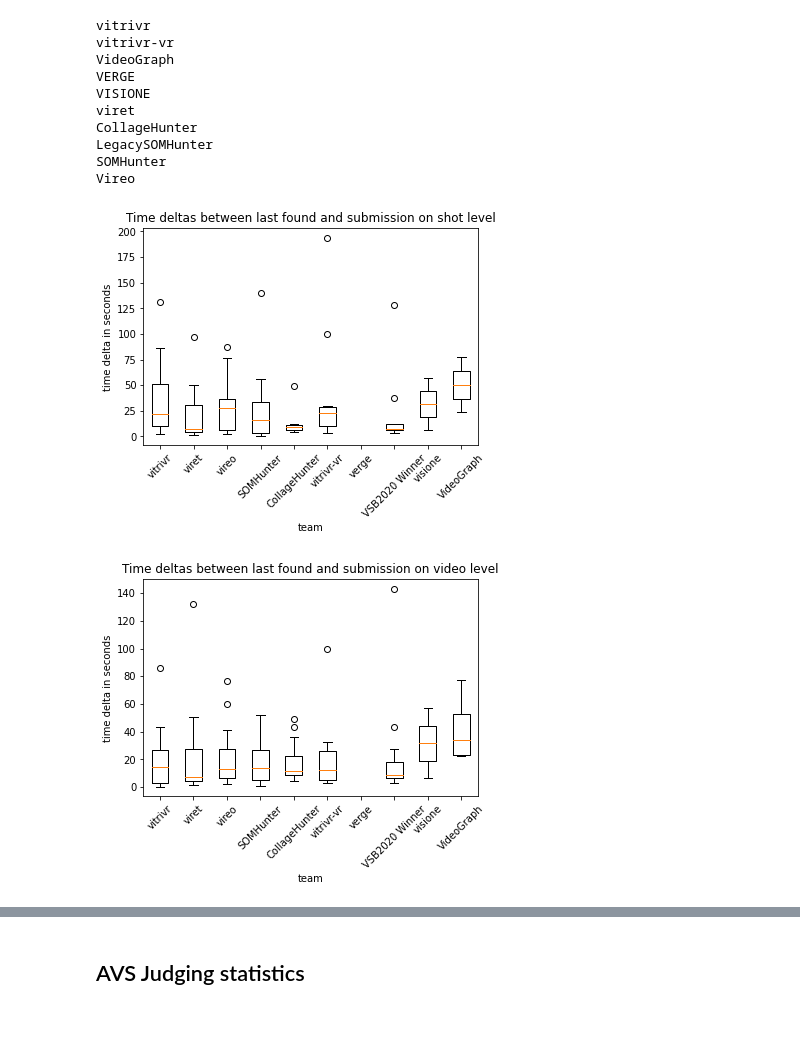
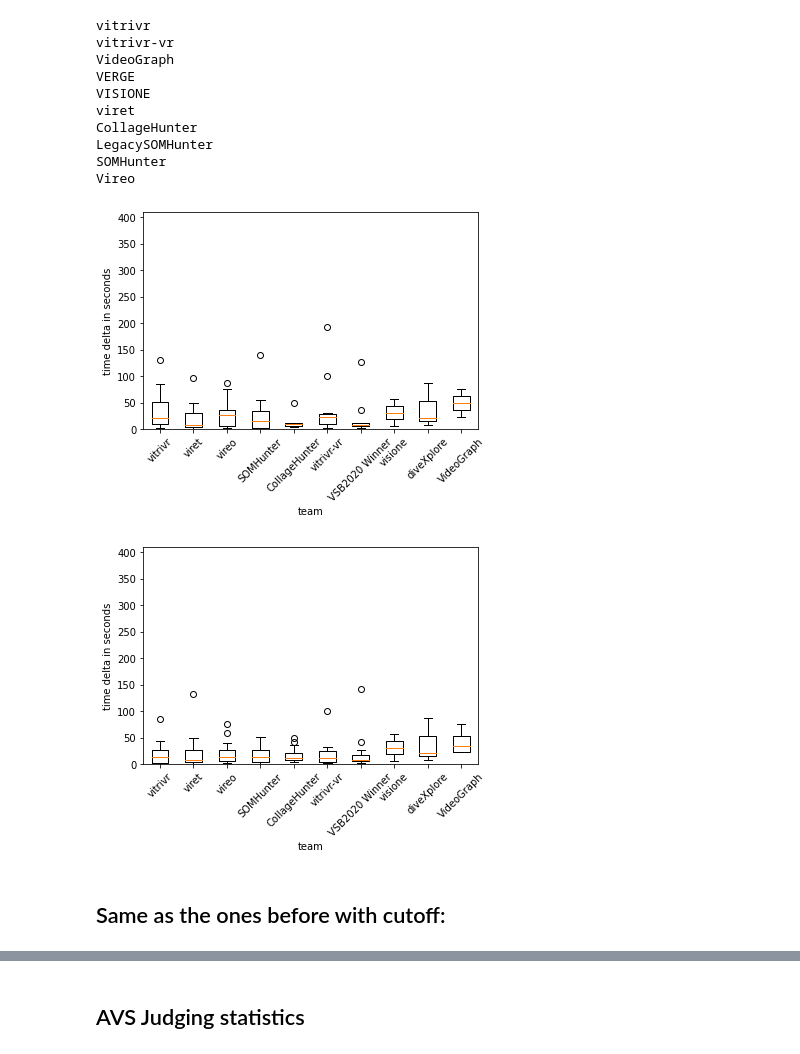
Before and after one commit to vGsteiger/VBS-Analysis, a Jupyter notebook: code/VBSEvaluation.ipynb, the cells around one changed output, grey strips where cells are left out. Saved outputs shown, nothing was run; the diff lists cells and outputs as text; code cells hidden in the pictures; blank space fills up the shorter version.

```diff
--- a/code/VBSEvaluation.ipynb
+++ b/code/VBSEvaluation.ipynb
@@ -711,6 +712,11 @@ df10 = get_team_values_df(team, rank_zero, '/Volumes/F-A23/')
 df10.to_csv('./csv/Vireo_calc.csv')
 # %% [output]
 b11e55a0-caed-4001-9e03-11b05b38288b
+# %%
+team = 'diveXplore'
+rank_zero = True
+df11 = get_team_values_df(team, rank_zero, '/Volumes/F-A23/')
+df11.to_csv('./csv/diveXplore_calc.csv')
 # %% [markdown]
 ## Create latex from calculations
 
@@ -1283,5 +1327,5 @@ plt.savefig('figs/delta_videos.pdf', format='pdf', bbox_inches="tight")
 # %%
-def get_team_deltas_last_before_correct(team, path_to_team='/Volumes/F-A23/'):
+def get_team_deltas_last_before_correct(team, path_to_team='/Volumes/F-A23/', cutoff=None):
 
     class InnertTask:
         def  __init__(self, started, ended, correct_video, correct_shot, cst, name) -> None:
@@ -1294,16 +1338,16 @@ def get_team_deltas_last_before_correct(team, path_to_team='/Volumes/F-A23/'):
             self.last_found_shot = -1
             self.last_found_video = -1
 
-        def add_ranking(self, results, adjusted_logged_time, vitrivr=False, visione=False, viret=False, somHunter=False):
-            for result in results:
-                if vitrivr:
+        def add_ranking(self, results, adjusted_logged_time, vitrivr=False, visione=False, viret=False, somHunter=False, diveXplore=False, cutoff=None):
+            for index, result in enumerate(results):
+                if vitrivr or diveXplore:
                     videoId = result['item'][2:]
                 else:
                     videoId = result['item']
 
                 if visione:
                     shotId = result['frame']
-                elif somHunter or viret:
+                elif somHunter or viret or diveXplore:
                     for segment in v3c1_ids_shots[videoId]:
                         if segment.isWithin(int(result['frame'])):
                             shotId = segment.get_segmentId()
@@ -1311,6 +1355,15 @@ def get_team_deltas_last_before_correct(team, path_to_team='/Volumes/F-A23/'):
                 else:
                     shotId = result['segment']
                 if videoId == self.correct_video:
+                    if result['rank'] is None:
+                        rank = 0
+                    else:
+                        rank = result['rank']
+                    if somHunter:
+                        rank = index
+                    if cutoff is not None:
+                        if rank > cutoff:
+                            return
                     if adjusted_logged_time > self.last_found_video and adjusted_logged_time < self.correct_submission_time:
                         self.last_found_video = adjusted_logged_time
                     if str(shotId) == self.correct_shot:
@@ -1388,7 +1441,8 @@ def get_team_deltas_last_before_correct(team, path_to_team='/Volumes/F-A23/'):
                         visione = team == 'VISIONE'
                         somHunter = team == 'CollageHunter' or team == 'LegacySOMHunter' or team == 'SOMHunter'
                         viret = team == 'viret'
-                        task.add_ranking(ranked_list['results'], adj_logged_time, vitrivr, visione, somHunter, viret)
+                        diveXplore = team == 'diveXplore'
+                        task.add_ranking(ranked_list['results'], adj_logged_time, vitrivr, visione, somHunter, viret, diveXplore, cutoff)
                         break
 
     delta_shot = []
@@ -1434,6 +1488,9 @@ print(team)
 team = 'Vireo'
 delta_shot_bc_vireo, delta_video_bc_vireo = get_team_deltas_last_before_correct(team, '/Volumes/F-A23/')
 print(team)
+team = 'diveXplore'
+delta_shot_bc_diveXplore, delta_video_bc_diveXplore = get_team_deltas_last_before_correct(team, '/Volumes/F-A23/')
+print(team)
 # %% [output]
 vitrivr
 vitrivr-vr
@@ -1447,7 +1504,7 @@ SOMHunter
 Vireo
 # %%
 plot_teams = ['vitrivr', 'viret', 'vireo', 'SOMHunter', 'CollageHunter',
-    'vitrivr-vr', 'verge', 'VSB2020 Winner', 'visione', 'VideoGraph']
+    'vitrivr-vr', 'VSB2020 Winner', 'visione', 'diveXplore', 'VideoGraph']
 
 shot_deltas = []
 shot_deltas.append(delta_shot_bc_vitrivr)
@@ -1456,41 +1513,45 @@ shot_deltas.append(delta_shot_bc_vireo)
 shot_deltas.append(delta_shot_bc_som)
 shot_deltas.append(delta_shot_bc_collage_hunter)
 shot_deltas.append(delta_shot_bc_vitrivr_vr)
-shot_deltas.append(delta_shot_bc_verge)
+#shot_deltas.append(delta_shot_bc_verge)
 shot_deltas.append(delta_shot_bc_legacy_som)
 shot_deltas.append(delta_shot_bc_visione)
+shot_deltas.append(delta_shot_bc_diveXplore)
 shot_deltas.append(delta_shot_bc_video_graph)
 
 plt.boxplot(shot_deltas)
 plt.ylabel('time delta in seconds')
 plt.xlabel('team')
-plt.title('Time deltas between last found and submission on shot level')
 plt.xticks([i + 1 for i in range(10)], plot_teams)
 plt.xticks(rotation=45)
+plt.ylim([0,410])
 plt.savefig('figs/delta_shots_bc.pdf', format='pdf', bbox_inches="tight")
 plt.show()
 plot_teams = ['vitrivr', 'viret', 'vireo', 'SOMHunter', 'CollageHunter',
-    'vitrivr-vr', 'verge', 'VSB2020 Winner', 'visione', 'VideoGraph']
+    'vitrivr-vr', 'VSB2020 Winner', 'visione', 'diveXplore', 'VideoGraph']
 
 video_deltas = []
 video_deltas.append(delta_video_bc_vitrivr)
 video_deltas.append(delta_video_bc_viret)
 video_deltas.append(delta_video_bc_vireo)
 video_deltas.append(delta_video_bc_som)
 video_deltas.append(delta_video_bc_collage_hunter)
 video_deltas.append(delta_bc_video_vitrivr_vr)
-video_deltas.append(delta_video_bc_verge)
+#video_deltas.append(delta_video_bc_verge)
 video_deltas.append(delta_video_bc_legacy_som)
 video_deltas.append(delta_video_bc_visione)
+video_deltas.append(delta_video_bc_diveXplore)
 video_deltas.append(delta_video_bc_video_graph)
 
 plt.boxplot(video_deltas)
 plt.ylabel('time delta in seconds')
-plt.title('Time deltas between last found and submission on video level')
 plt.xlabel('team')
+plt.ylim([0,410])
 plt.xticks([i + 1 for i in range(10)], plot_teams)
 plt.xticks(rotation=45)
 plt.savefig('figs/delta_videos_bc.pdf', format='pdf', bbox_inches="tight")
 # %% [output]
-[figure, old version]
+[figure, new version]
-[figure, old version]
+[figure, new version]
+# %% [markdown]
+## Same as the ones before with cutoff:
```
Also changed, not shown: parts of 25 cells of this notebook, 15 other files.
